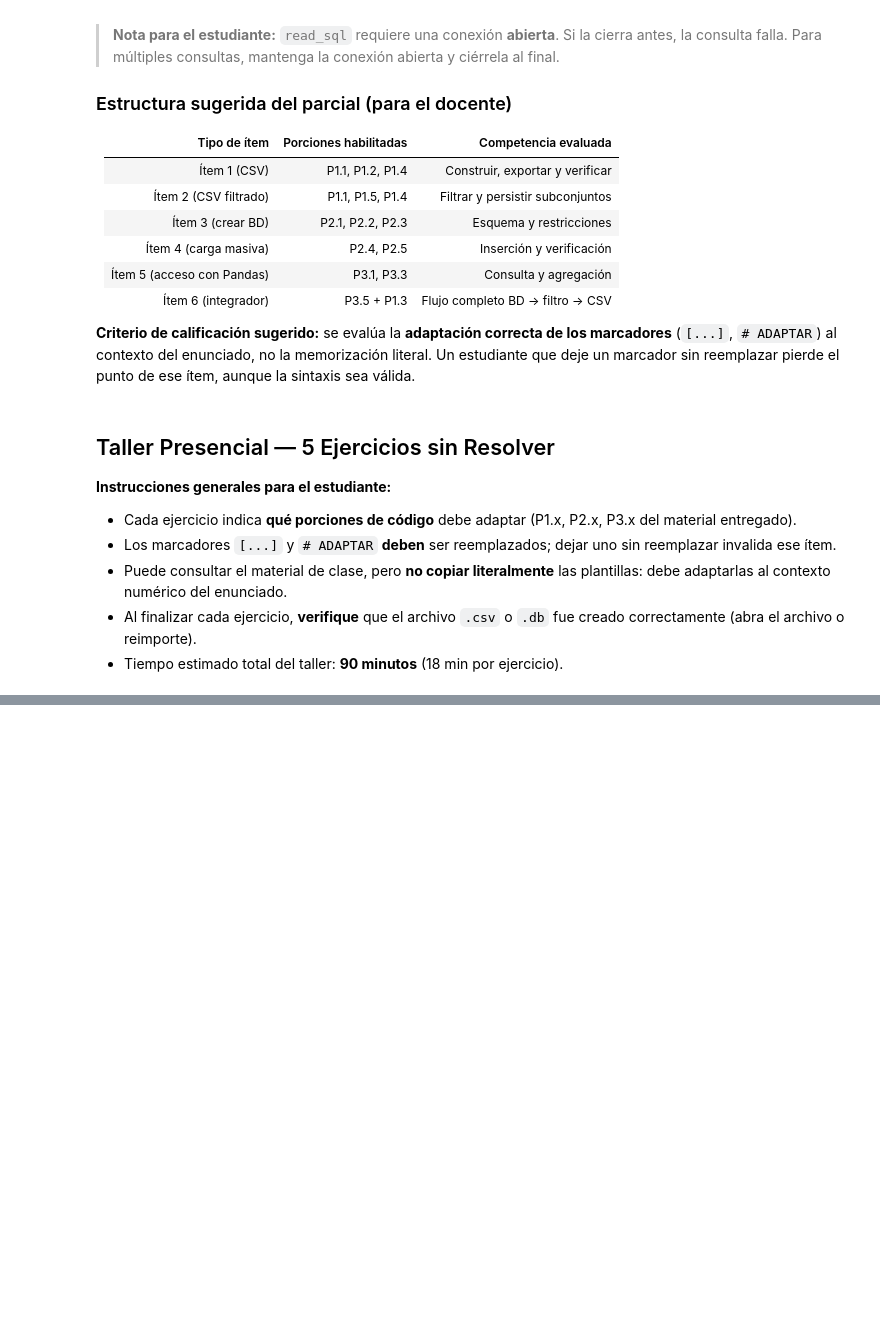
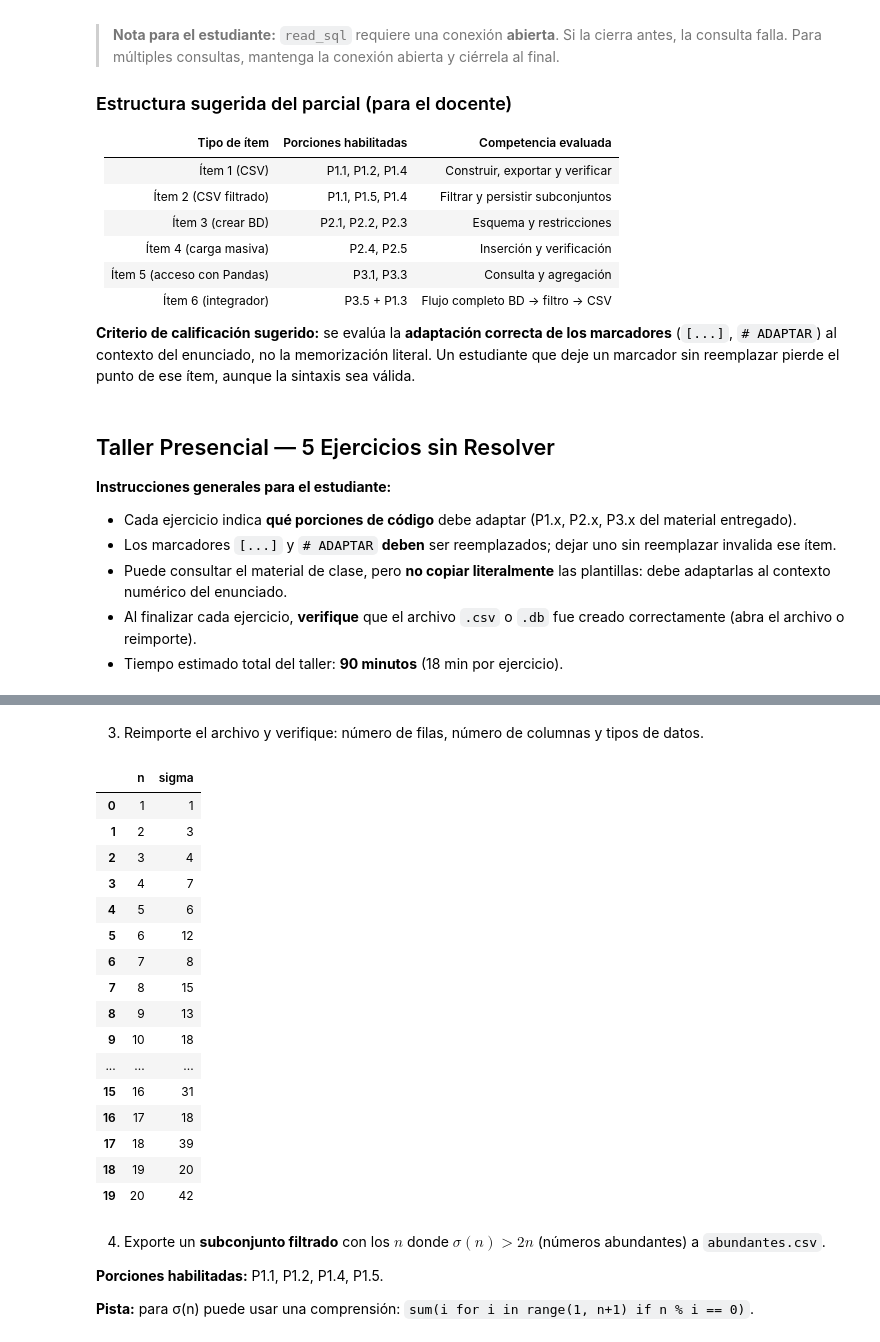
Before and after one commit to marco-canas/fundamentos_de_programacion, a Jupyter notebook: 2_clases/unidad4/1_scripts/capitulo_10_datos_y_bases_de_datos.ipynb, the cells around one changed output, grey strips where cells are left out. Cells and saved outputs as stored; diff of their text form; code cells hidden in the pictures; blank space fills up the shorter version.

```diff
--- a/2_clases/unidad4/1_scripts/capitulo_10_datos_y_bases_de_datos.ipynb
+++ b/2_clases/unidad4/1_scripts/capitulo_10_datos_y_bases_de_datos.ipynb
@@ -545,0 +572,29 @@ conexion.close()
+# %% [markdown]
+3. Reimporte el archivo y verifique: número de filas, número de columnas y tipos de datos.
+# %%
+df_sigma2 = pd.read_csv('sigma_hasta_20.csv')
+df_sigma2
+# %% [output]
+|  | n | sigma |
+| 0 | 1 | 1 |
+| 1 | 2 | 3 |
+| 2 | 3 | 4 |
+| 3 | 4 | 7 |
+| 4 | 5 | 6 |
+| 5 | 6 | 12 |
+| 6 | 7 | 8 |
+| 7 | 8 | 15 |
+| 8 | 9 | 13 |
+| 9 | 10 | 18 |
+| ... | ... | ... |
+| 15 | 16 | 31 |
+| 16 | 17 | 18 |
+| 17 | 18 | 39 |
+| 18 | 19 | 20 |
+| 19 | 20 | 42 |
+# %% [markdown]
+4. Exporte un **subconjunto filtrado** con los $n$ donde $\sigma(n) > 2n$ (números abundantes) a `abundantes.csv`.
+
+**Porciones habilitadas:** P1.1, P1.2, P1.4, P1.5.
+
+**Pista:** para σ(n) puede usar una comprensión: `sum(i for i in range(1, n+1) if n % i == 0)`.
```
Also changed, not shown: parts of 26 cells of this notebook, 7 other files.
